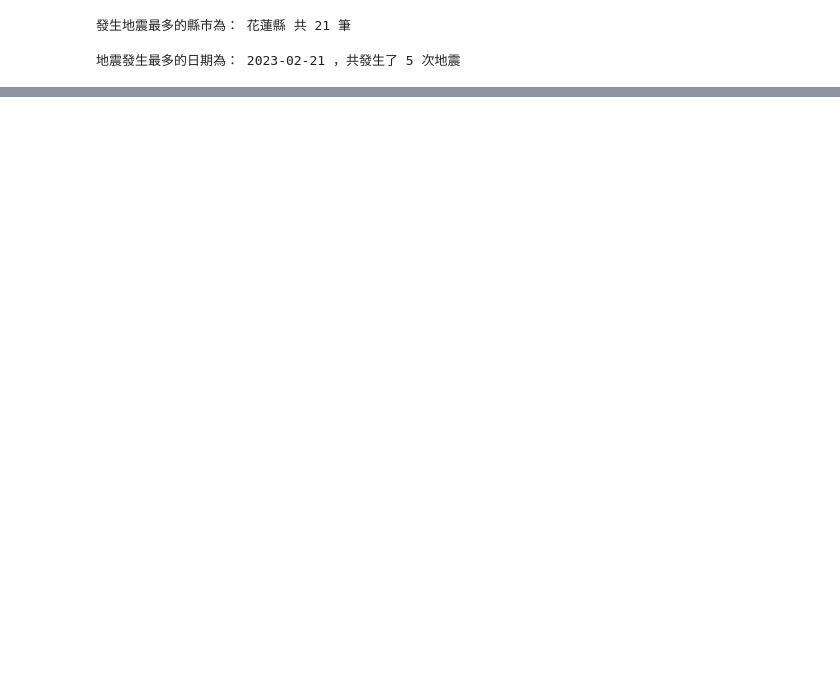
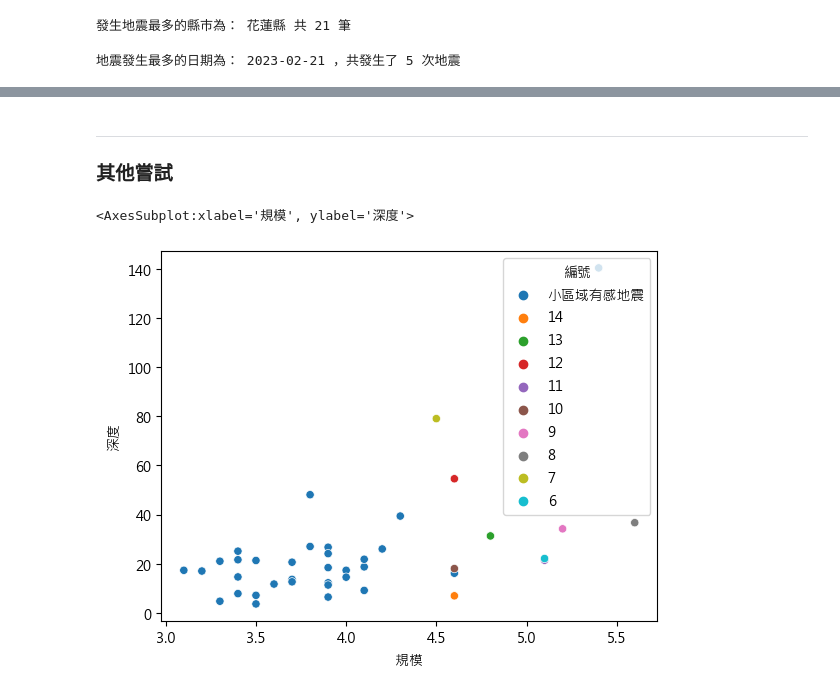
Before and after one commit to kuyuyu/PL, a Jupyter notebook: Task2/Task2.ipynb, the cells around one changed output, grey strips where cells are left out. Cells and saved outputs as stored; diff of their text form; code cells hidden in the pictures; blank space fills up the shorter version.

```diff
--- a/Task2/Task2.ipynb
+++ b/Task2/Task2.ipynb
@@ -71,10 +71,13 @@ print('地震發生最多的日期為：', most_freq_date, '，共發生了', eq
 # %%
 import plotly.express as px
 
-eq02 = px.data.gapminder()
+#錯誤示範
+#eq02 = px.data.gapminder()  #是 Plotly Express 套件中內建的一個資料集
+#fig = px.scatter(eq02, x="規模", y="深度", #只須留存eq02存在的欄位
+#                 size="pop", color="位置",
+#                 hover_name="location", size_max=60)
+#fig.show()
 
-fig = px.scatter(eq02, x="規模", y="深度",
-                 size="pop", color="位置",
-                 hover_name="location", size_max=60)
+fig = px.scatter(eq02, x="規模", y="深度", color="位置")
 fig.show()
 # %% [output]
@@ -81,0 +85,13 @@ ValueError: Value of 'x' is not the name of a column in 'data_frame'. Expected o
+# %% [markdown]
+-----------------------------
+### 其他嘗試
+# %%
+import seaborn as sns
+import matplotlib.pyplot as plt
+
+plt.rcParams["font.sans-serif"]='Microsoft JhengHei'
+
+sns.scatterplot(x="規模", y="深度", hue="編號", data=eq02)
+# %% [output]
+<AxesSubplot:xlabel='規模', ylabel='深度'>
+[figure, added]
```
Also changed, not shown: parts of 1 cell of this notebook.
